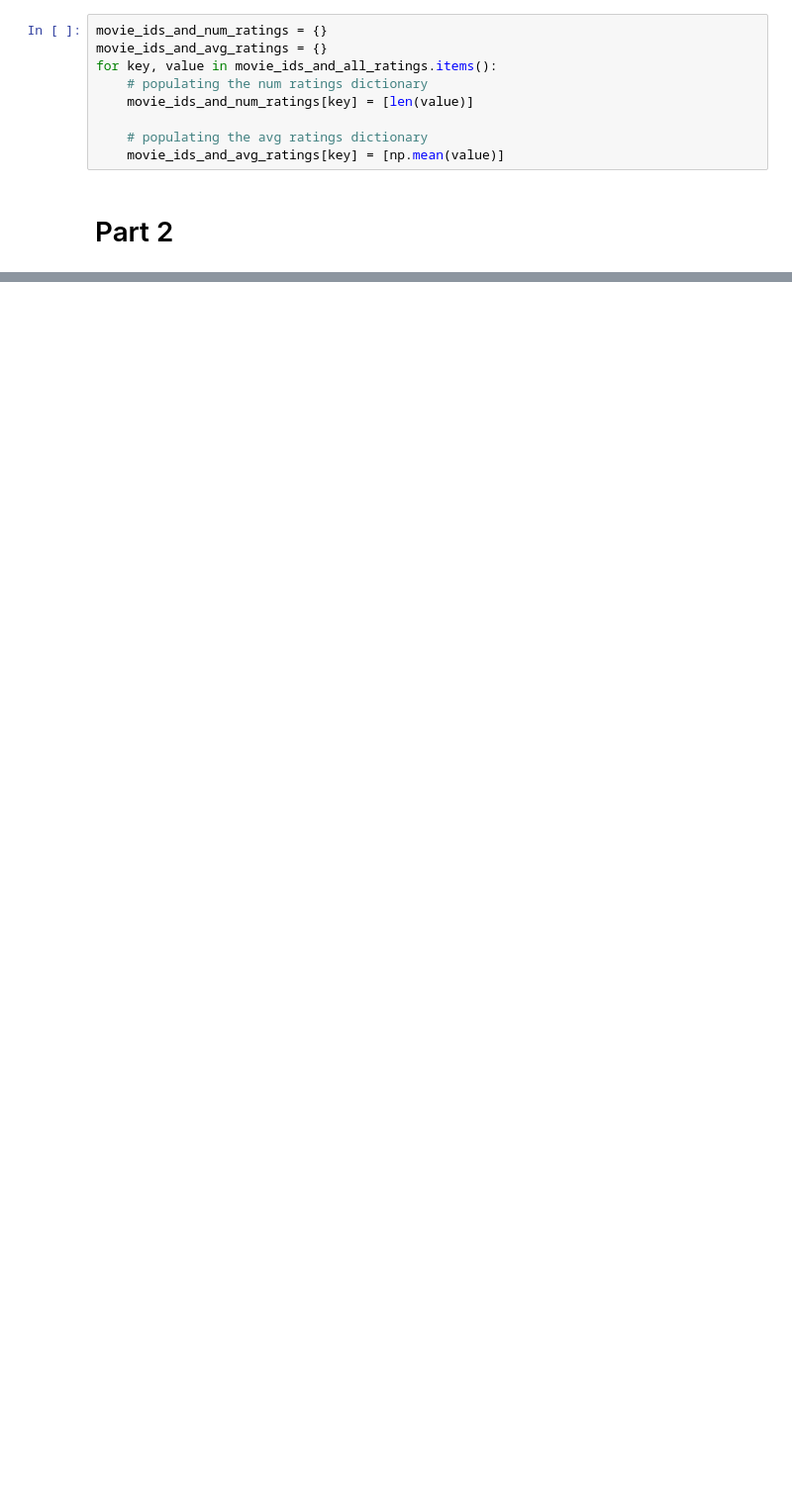
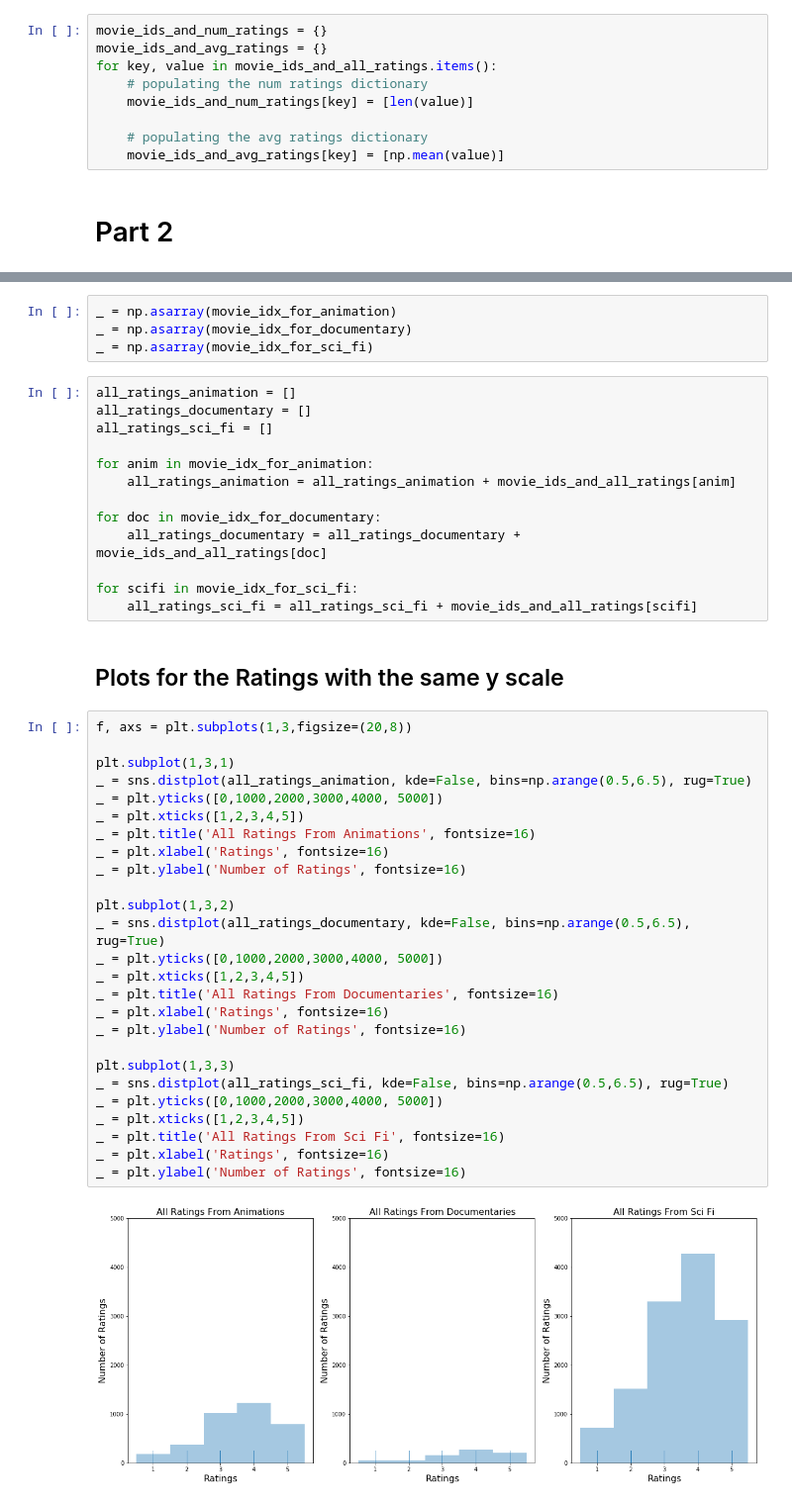
Before and after one commit to SaberaTalukder/Visualizations, a Jupyter notebook: basic_visualization.ipynb, the cells around one changed output, grey strips where cells are left out. Shown at 99% size. Cells and saved outputs as stored; diff of their text form; blank space fills up the shorter version.

```diff
--- a/basic_visualization.ipynb
+++ b/basic_visualization.ipynb
@@ -60,0 +112,47 @@ NameError: name 'collections' is not defined
+# %%
+_ = np.asarray(movie_idx_for_animation)
+_ = np.asarray(movie_idx_for_documentary)
+_ = np.asarray(movie_idx_for_sci_fi)
+# %%
+all_ratings_animation = []
+all_ratings_documentary = []
+all_ratings_sci_fi = []
+
+for anim in movie_idx_for_animation:
+    all_ratings_animation = all_ratings_animation + movie_ids_and_all_ratings[anim]
+
+for doc in movie_idx_for_documentary:
+    all_ratings_documentary = all_ratings_documentary + movie_ids_and_all_ratings[doc]
+
+for scifi in movie_idx_for_sci_fi:
+    all_ratings_sci_fi = all_ratings_sci_fi + movie_ids_and_all_ratings[scifi]
+# %% [markdown]
+## Plots for the Ratings with the same y scale
+# %%
+f, axs = plt.subplots(1,3,figsize=(20,8))
+
+plt.subplot(1,3,1)
+_ = sns.distplot(all_ratings_animation, kde=False, bins=np.arange(0.5,6.5), rug=True)
+_ = plt.yticks([0,1000,2000,3000,4000, 5000])
+_ = plt.xticks([1,2,3,4,5])
+_ = plt.title('All Ratings From Animations', fontsize=16)
+_ = plt.xlabel('Ratings', fontsize=16)
+_ = plt.ylabel('Number of Ratings', fontsize=16)
+
+plt.subplot(1,3,2)
+_ = sns.distplot(all_ratings_documentary, kde=False, bins=np.arange(0.5,6.5), rug=True)
+_ = plt.yticks([0,1000,2000,3000,4000, 5000])
+_ = plt.xticks([1,2,3,4,5])
+_ = plt.title('All Ratings From Documentaries', fontsize=16)
+_ = plt.xlabel('Ratings', fontsize=16)
+_ = plt.ylabel('Number of Ratings', fontsize=16)
+
+plt.subplot(1,3,3)
+_ = sns.distplot(all_ratings_sci_fi, kde=False, bins=np.arange(0.5,6.5), rug=True)
+_ = plt.yticks([0,1000,2000,3000,4000, 5000])
+_ = plt.xticks([1,2,3,4,5])
+_ = plt.title('All Ratings From Sci Fi', fontsize=16)
+_ = plt.xlabel('Ratings', fontsize=16)
+_ = plt.ylabel('Number of Ratings', fontsize=16)
+# %% [output]
+[figure, added]
```
Also changed, not shown: parts of 13 cells of this notebook.
